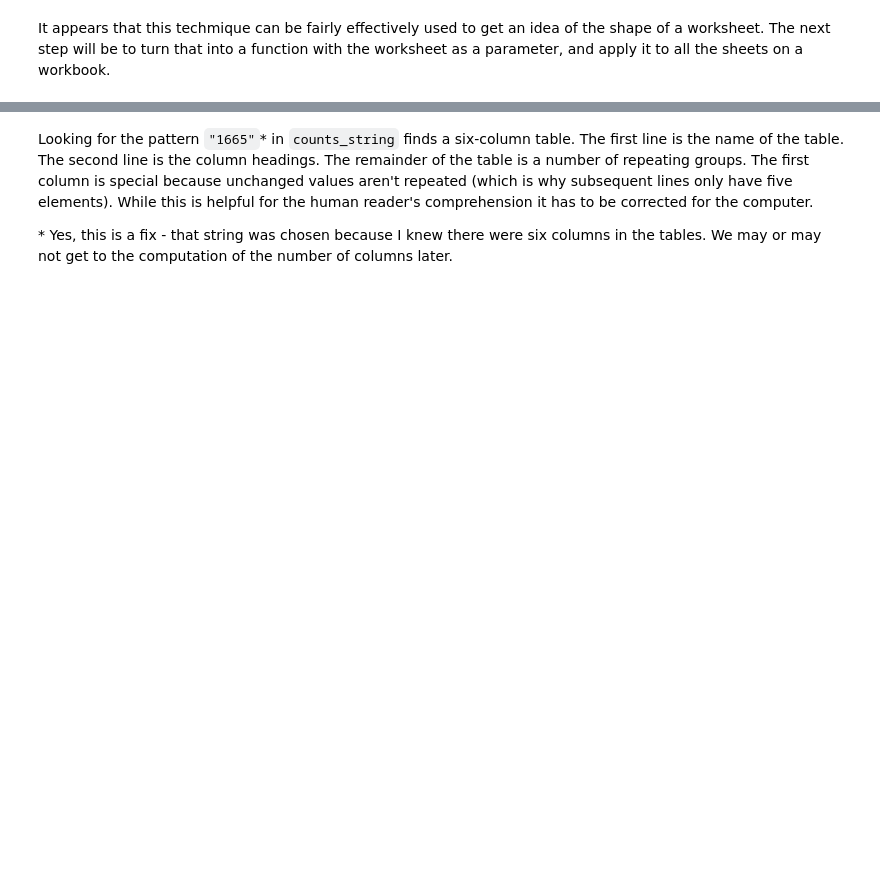
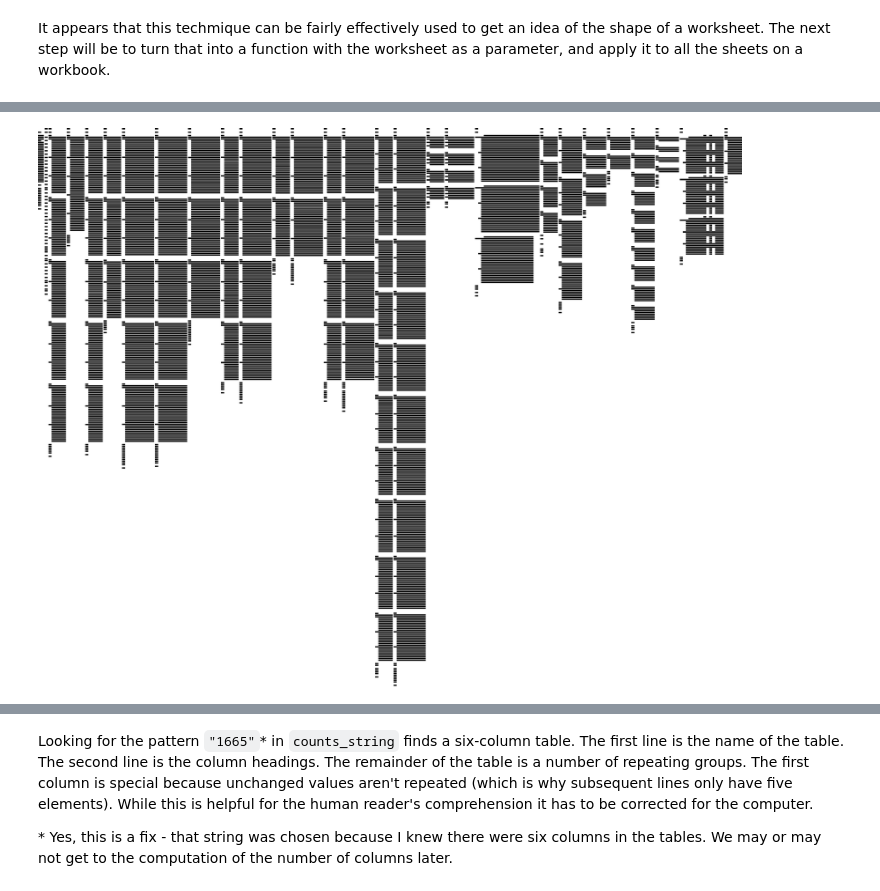
Before and after one commit to holdenweb/xl-tables, a Jupyter notebook: Investigations.ipynb, the cells around one changed output, grey strips where cells are left out. Drawn from its saved outputs; the diff is of its cells as text; code cells hidden in the pictures; blank space fills up the shorter version.

```diff
--- a/Investigations.ipynb
+++ b/Investigations.ipynb
@@ -201,3 +275,7 @@ big_image
+# %%
+big_imageaccep
+# %% [output]
+[figure, added]
 # %%
 ws = wb.worksheets[2]
 ws
```
Also changed, not shown: parts of 42 cells of this notebook.
